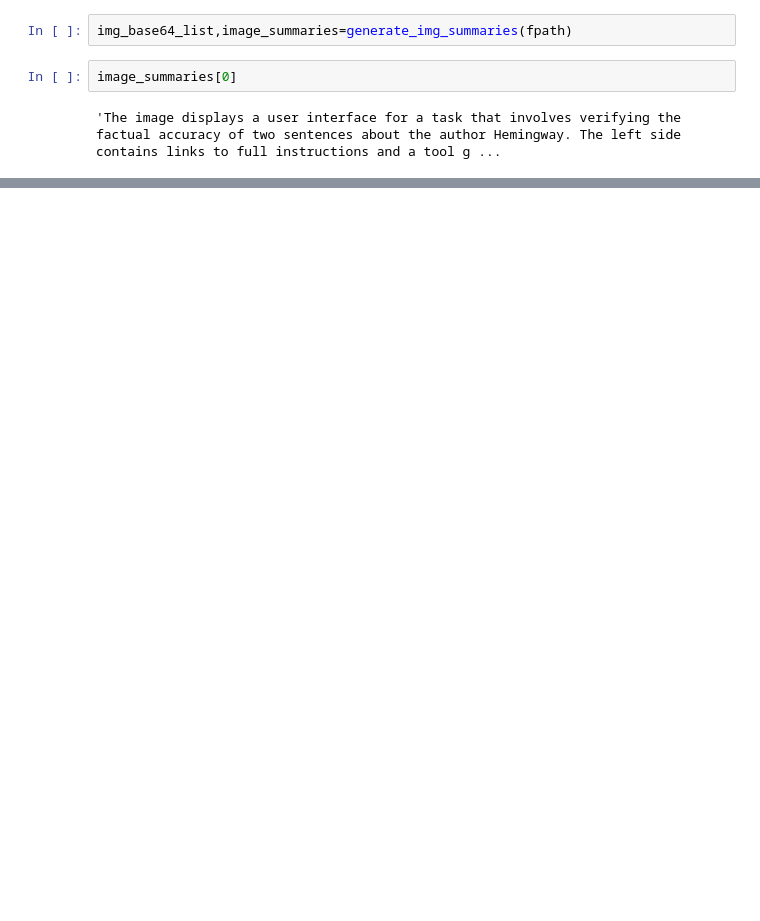
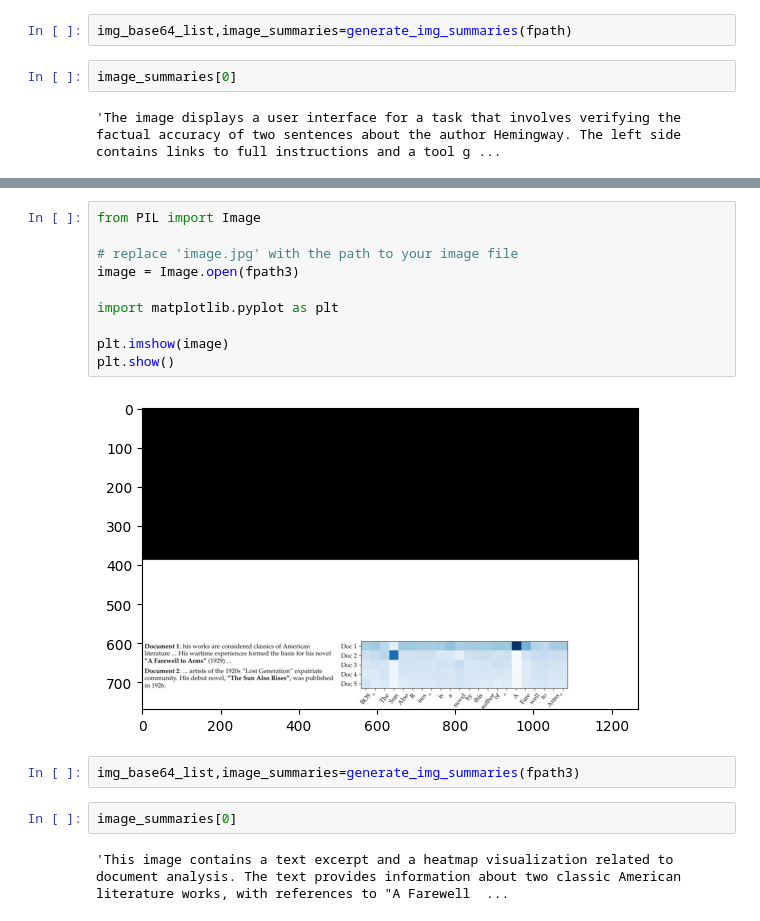
Before and after one commit to JapiKredi/Extract_Image_Text_Table_fromdocument, a Jupyter notebook: Extract_Image_Text_Table_fromdocument.ipynb, the cells around one changed output, grey strips where cells are left out. Drawn from its saved outputs; the diff is of its cells as text; blank space fills up the shorter version.

```diff
--- a/Extract_Image_Text_Table_fromdocument.ipynb
+++ b/Extract_Image_Text_Table_fromdocument.ipynb
@@ -441,0 +476,18 @@ image_summaries[0]
+# %%
+from PIL import Image
+
+# replace 'image.jpg' with the path to your image file
+image = Image.open(fpath3)
+
+import matplotlib.pyplot as plt
+
+plt.imshow(image)
+plt.show()
+# %% [output]
+[figure, added]
+# %%
+img_base64_list,image_summaries=generate_img_summaries(fpath3)
+# %%
+image_summaries[0]
+# %% [output]
+'This image contains a text excerpt and a heatmap visualization related to document analysis. The text provides information about two classic American literature works, with references to "A Farewell  ...
```
Also changed, not shown: parts of 6 cells of this notebook.
